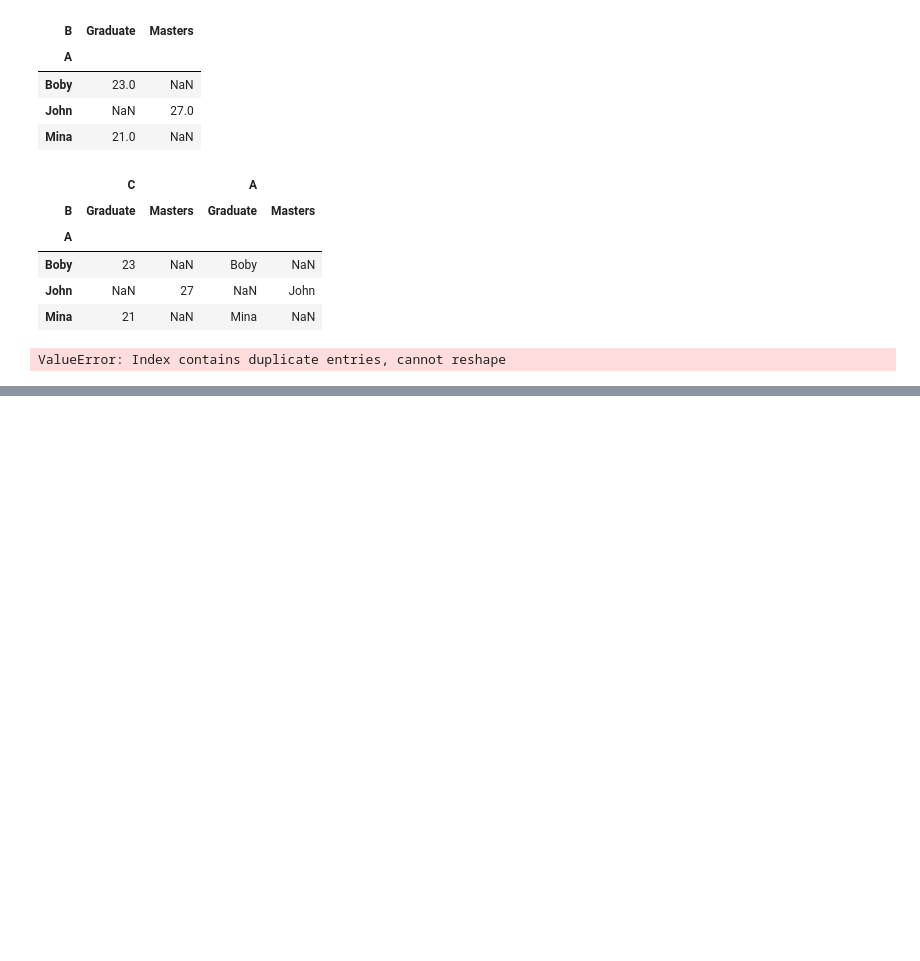
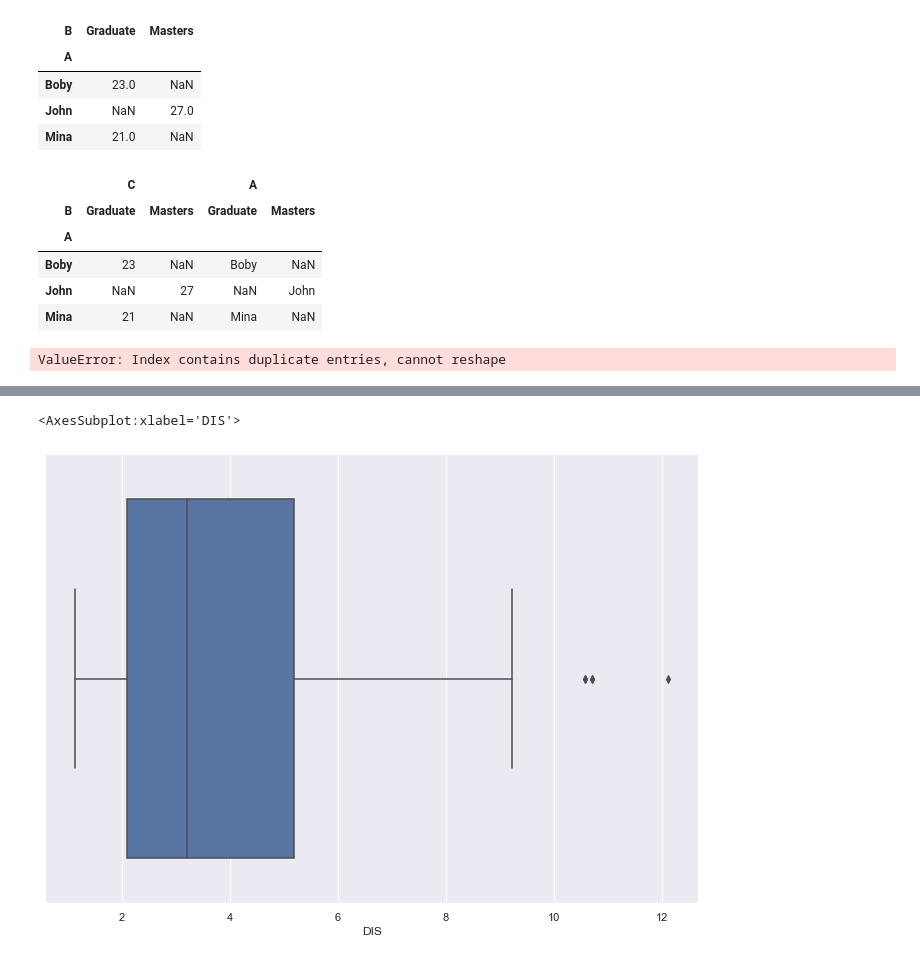
Before and after one commit to AugustoMaidana/visualitzaci-_gr-fica_de_multiples_variables-, a Jupyter notebook: test.ipynb, the cells around one changed output, grey strips where cells are left out. Saved outputs shown, nothing was run; the diff lists cells and outputs as text; code cells hidden in the pictures; blank space fills up the shorter version.

```diff
--- a/test.ipynb
+++ b/test.ipynb
@@ -543,0 +911,12 @@ ValueError: Index contains duplicate entries, cannot reshape
+# %%
+from sklearn.datasets import load_boston
+boston = load_boston()
+x = boston.data
+y = boston.target
+columns = boston.feature_names
+# Create the dataframe
+boston_df = pd.DataFrame(boston.data)
+boston_df.columns = columns
+print(boston_df.shape)
+# Print the dataframe
+boston_df.head()
@@ -543,0 +970,7 @@ ValueError: Index contains duplicate entries, cannot reshape
+# %%
+# figure size in inches
+sns.set(rc={'figure.figsize':(11.7,8.27)})
+sns.boxplot(data=boston_df, x='DIS')
+# %% [output]
+<AxesSubplot:xlabel='DIS'>
+[figure, added]
```
Also changed, not shown: parts of 88 cells of this notebook, 1 other file.
